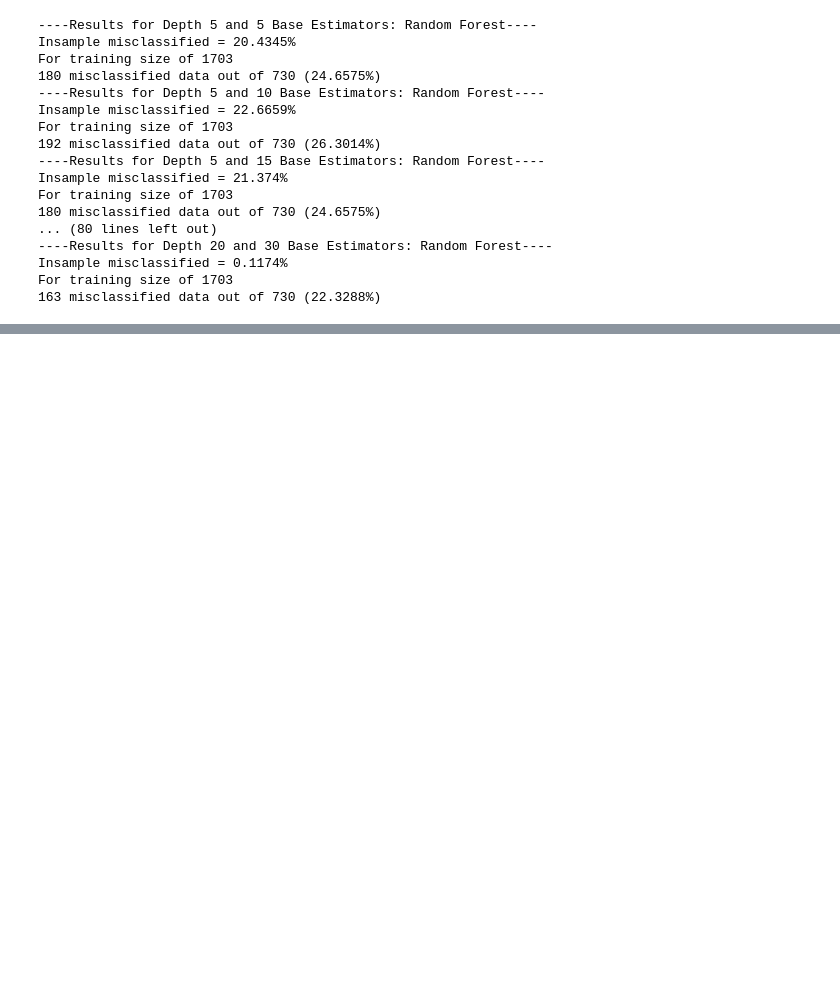
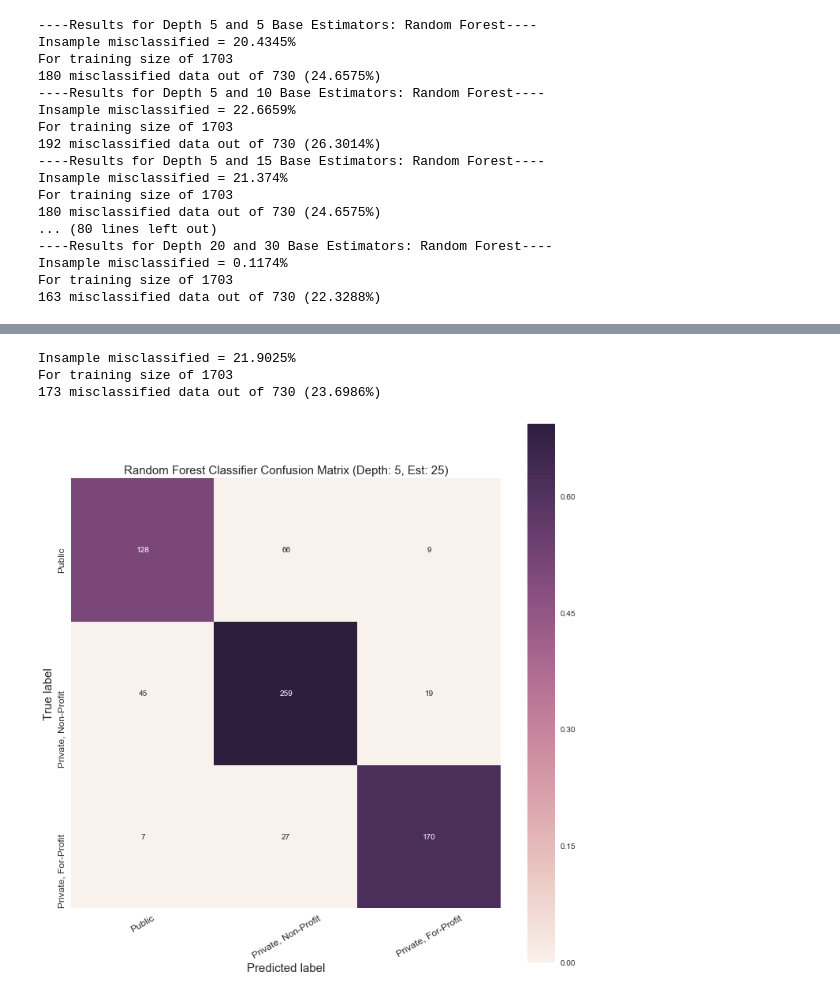
Before and after one commit to michellemho/machine_learning_for_cities, a Jupyter notebook: Assignment3/HW3.ipynb, the cells around one changed output, grey strips where cells are left out. Cells and saved outputs as stored; diff of their text form; code cells hidden in the pictures; blank space fills up the shorter version.

```diff
--- a/Assignment3/HW3.ipynb
+++ b/Assignment3/HW3.ipynb
@@ -584,0 +611,9 @@ For training size of 1703
+# %%
+in_error, out_error = classifier(X_train, Y_train, X_test, Y_test, 5, conf_m = True,
+                                classifier = RandomForestClassifier, title = 'Random Forest Classifier Confusion Matrix (Depth: 5, Est: 25)',
+                                 n_estimators = 25)
+# %% [output]
+Insample misclassified = 21.9025%
+For training size of 1703
+173 misclassified data out of 730 (23.6986%)
+[figure, added]
```
Also changed, not shown: parts of 16 cells of this notebook.
